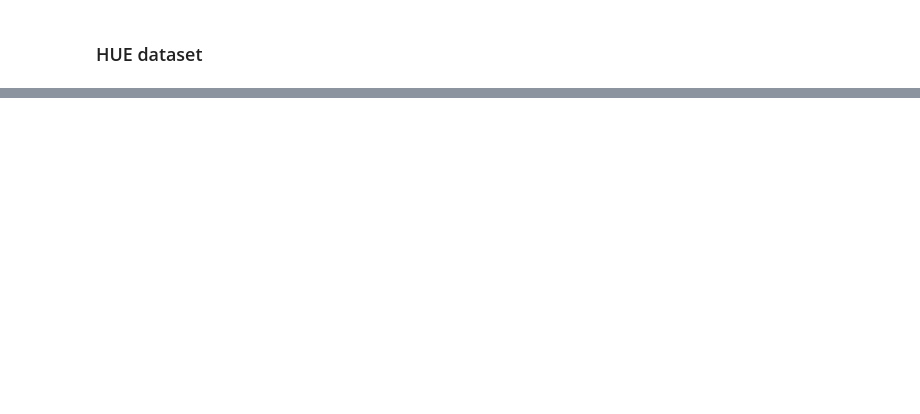
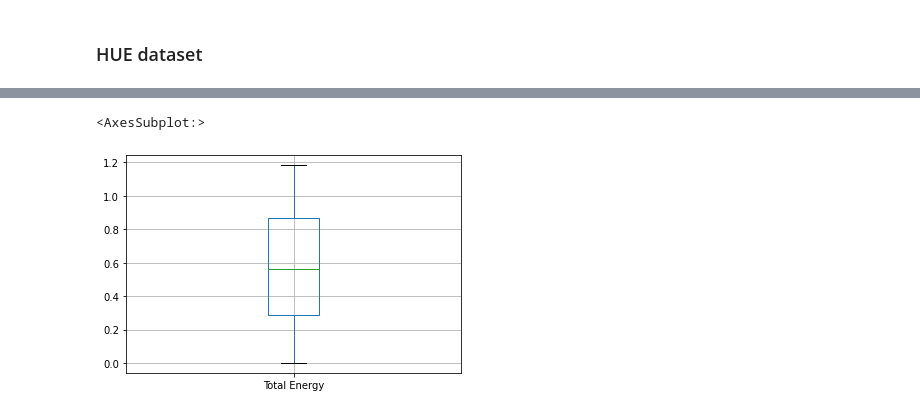
Before and after one commit to rishabhjain1997/Energy-Datasets, a Jupyter notebook: energy_consumption.ipynb, the cells around one changed output, grey strips where cells are left out. Cells and saved outputs as stored; diff of their text form; code cells hidden in the pictures; blank space fills up the shorter version.

```diff
--- a/energy_consumption.ipynb
+++ b/energy_consumption.ipynb
@@ -251,3 +235,18 @@ chunks = []
 chunksize = 10 ** 6
 for chunk in pd.read_csv('RAE/house2_subs_blk1.csv', chunksize=chunksize):
     chunks.append(chunk)
+# %%
+RAE_house2_dataframes = []
+for i in range(0, len(chunks) - 8, 8):
+    RAE_house2_df = pd.concat(chunks[i:i+8], ignore_index=True)
+    RAE_house2_df =  RAE_house2_df.loc[:,['unix_ts', 'sub' ,'Pt']]
+    house2_total_energy = RAE_house2_df.groupby(['unix_ts'])['Pt'].sum()
+    house2_total_energy = house2_total_energy.rename('Total Energy')
+    RAE_house2_df = RAE_house2_df[RAE_house2_df['sub'] == 21]
+    RAE_house2_df.rename(columns = {'Pt': 'Mobile Phone Charger Energy', 'unix_ts' : 'TS'}, inplace = True)
+    RAE_house2_df.set_index('TS', inplace = True)
+    RAE_house2_df = RAE_house2_df.join(house2_total_energy).drop(['sub'], axis=1)
+    RAE_house2_df.reset_index(inplace=True)
+    RAE_house2_df['TS'] = pd.to_datetime(RAE_house2_df['TS'], unit='s')
+    RAE_house2_df = RAE_house2_df.resample('H', on='TS').sum()
+    RAE_house2_dataframes.append(RAE_house2_df)
@@ -254,2 +256,3 @@ for chunk in pd.read_csv('RAE/house2_subs_blk1.csv', chunksize=chunksize):
 # %%
-RAE_house2_df = pd.concat(chunks[:8], ignore_index=True)
+RAE_house2_df = pd.concat(RAE_house2_dataframes)
+RAE_house2_df
@@ -331,0 +364,5 @@ AMPDS_df = AMPDS_df.resample('H', on='TS').sum()
+# %%
+RAE_house2_df.boxplot(column = ['Total Energy'])
+# %% [output]
+<AxesSubplot:>
+[figure, added]
```
Also changed, not shown: parts of 47 cells of this notebook.
